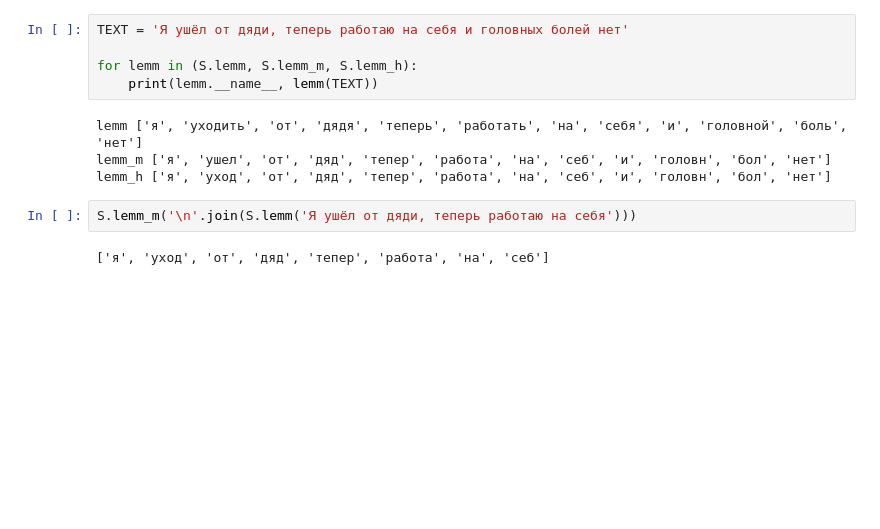
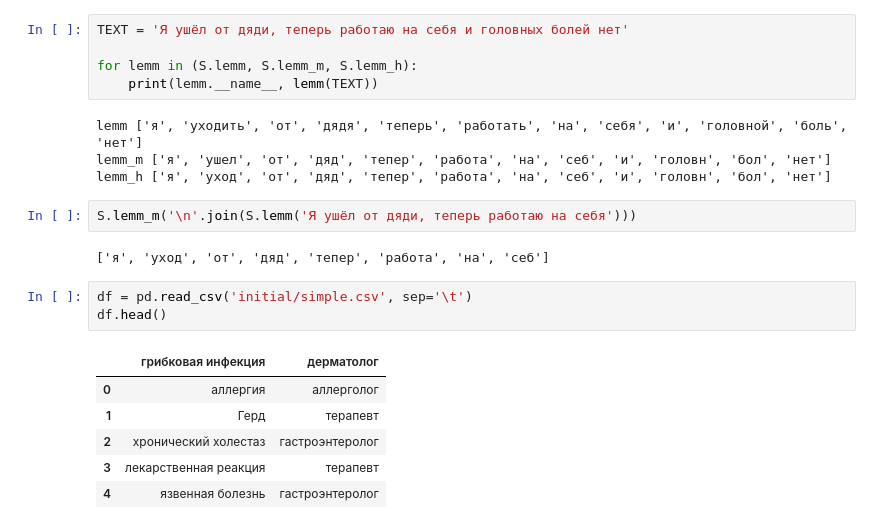
Before and after one commit to maksutovaynur/virushack, a Jupyter notebook: back/data/Exper.ipynb, the cells around one changed output. Drawn from its saved outputs; the diff is of its cells as text; blank space fills up the shorter version.

```diff
--- a/back/data/Exper.ipynb
+++ b/back/data/Exper.ipynb
@@ -17,3 +18,13 @@ lemm_h ['я', 'уход', 'от', 'дяд', 'тепер', 'работа', 'на'
 S.lemm_m('\n'.join(S.lemm('Я ушёл от дяди, теперь работаю на себя')))
 # %% [output]
 ['я', 'уход', 'от', 'дяд', 'тепер', 'работа', 'на', 'себ']
+# %%
+df = pd.read_csv('initial/simple.csv', sep='\t')
+df.head()
+# %% [output]
+|  | грибковая инфекция | дерматолог |
+| 0 | аллергия | аллерголог |
+| 1 | Герд | терапевт |
+| 2 | хронический холестаз | гастроэнтеролог |
+| 3 | лекарственная реакция | терапевт |
+| 4 | язвенная болезнь | гастроэнтеролог |
```
Also changed, not shown: parts of 1 cell of this notebook, 6 other files.
